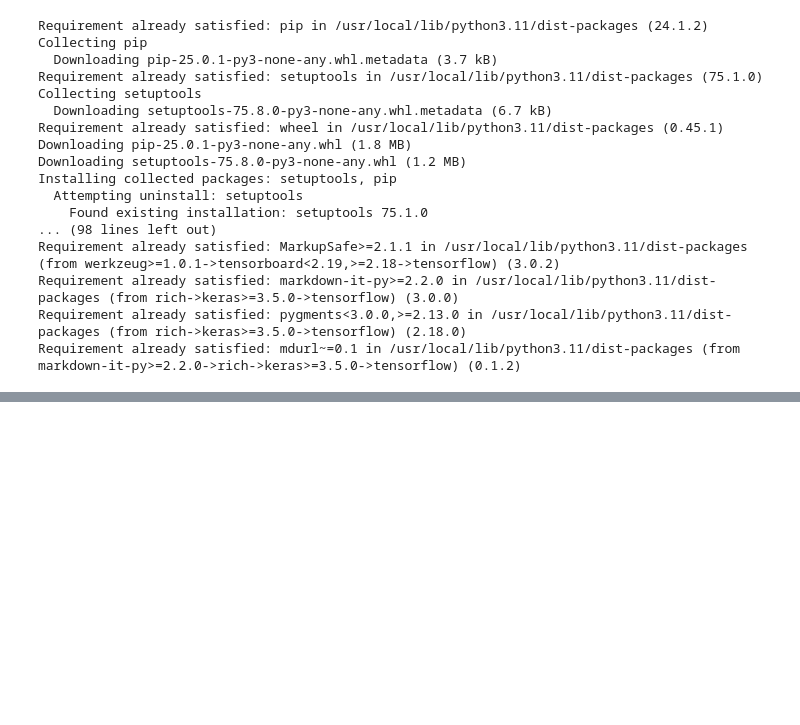
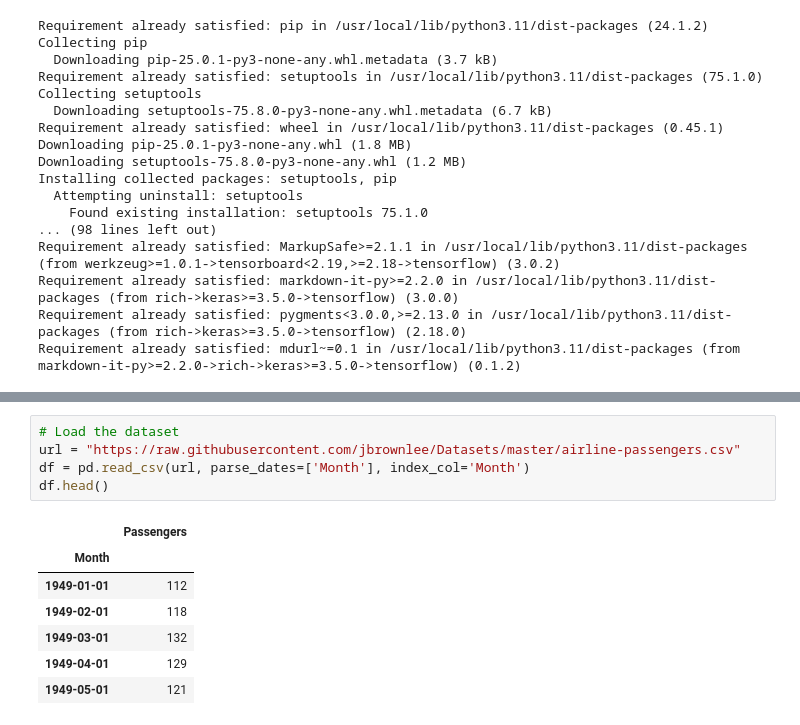
Before and after one commit to sakuna47/Customer_Segmentation_with_Clustering, a Jupyter notebook: Time_Series_Forecasting.ipynb, the cells around one changed output, grey strips where cells are left out. Drawn from its saved outputs; the diff is of its cells as text; blank space fills up the shorter version.

```diff
--- a/Time_Series_Forecasting.ipynb
+++ b/Time_Series_Forecasting.ipynb
@@ -32,0 +41,13 @@ Requirement already satisfied: mdurl~=0.1 in /usr/local/lib/python3.11/dist-pack
+# %%
+# Load the dataset
+url = "https://raw.githubusercontent.com/jbrownlee/Datasets/master/airline-passengers.csv"
+df = pd.read_csv(url, parse_dates=['Month'], index_col='Month')
+df.head()
+# %% [output]
+|  | Passengers |
+| Month |  |
+| 1949-01-01 | 112 |
+| 1949-02-01 | 118 |
+| 1949-03-01 | 132 |
+| 1949-04-01 | 129 |
+| 1949-05-01 | 121 |
```
Also changed, not shown: parts of 4 cells of this notebook.
